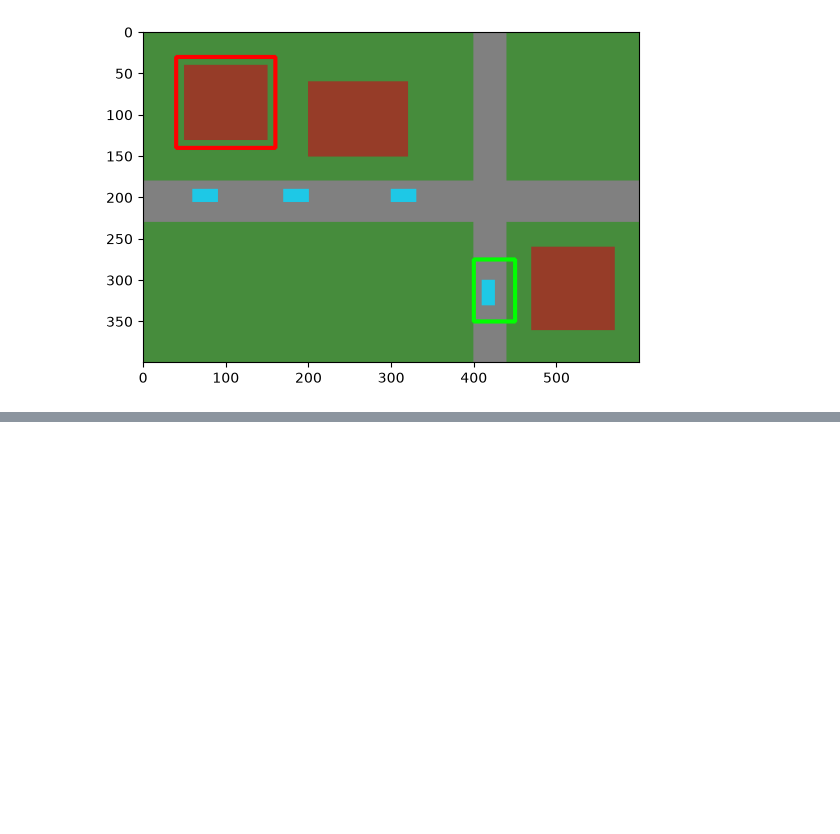
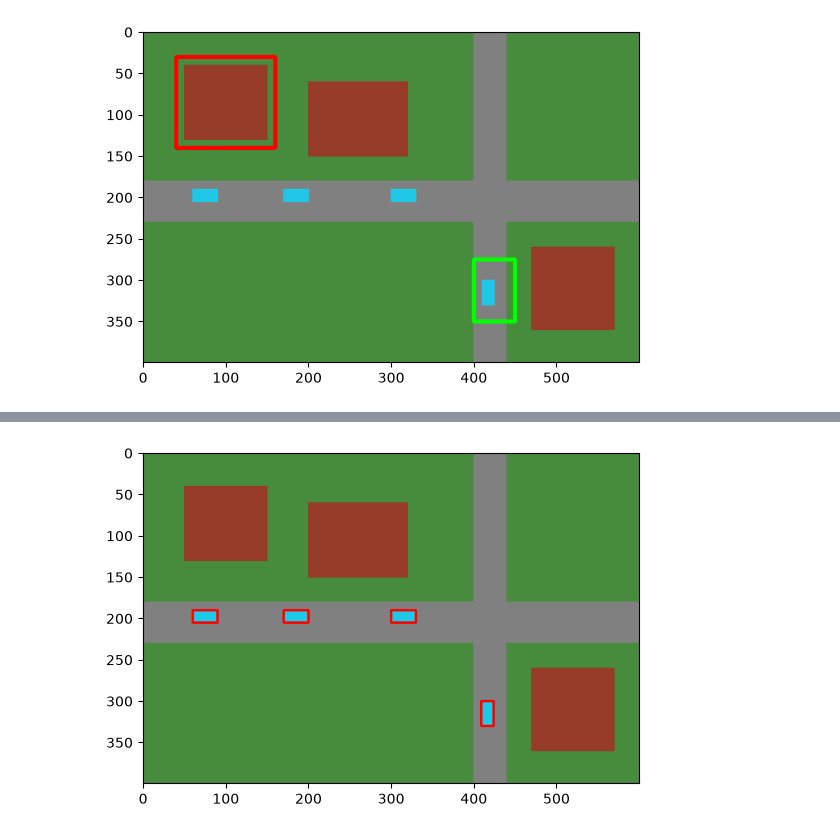
Before and after one commit to EerenDemirci/iha-goruntu-isleme, a Jupyter notebook: notebooks/00_calisma.ipynb, the cells around one changed output, grey strips where cells are left out. Drawn from its saved outputs; the diff is of its cells as text; code cells hidden in the pictures; blank space fills up the shorter version.

```diff
--- a/notebooks/00_calisma.ipynb
+++ b/notebooks/00_calisma.ipynb
@@ -141,0 +277,12 @@ plt.show()
+# %%
+with open("../outputs/ders01_sahne.txt") as dosya:
+    icerik = dosya.read()
+    print(icerik)
+
+    print(type(icerik))
+    print(repr(icerik))
+
+
+    etiketler = icerik.splitlines()
+
+print(etiketler)
@@ -141,0 +298,14 @@ plt.show()
+# %%
+temiz = cv2.imread("../outputs/ders01_sahne.png")
+
+with open("../outputs/ders01_sahne.txt") as dosya:
+    etiketler = dosya.read().splitlines()
+
+    for satir in etiketler:
+         x1, y1, x2, y2 = yolo_kutu(satir, 600, 400)
+         cv2.rectangle(temiz, (x1, y1), (x2, y2), (0, 0, 255), 2)
+
+         plt.imshow(cv2.cvtColor(temiz, cv2.COLOR_BGR2RGB))
+plt.show()
+# %% [output]
+[figure, added]
```
Also changed, not shown: parts of 12 cells of this notebook, 2 other files.
